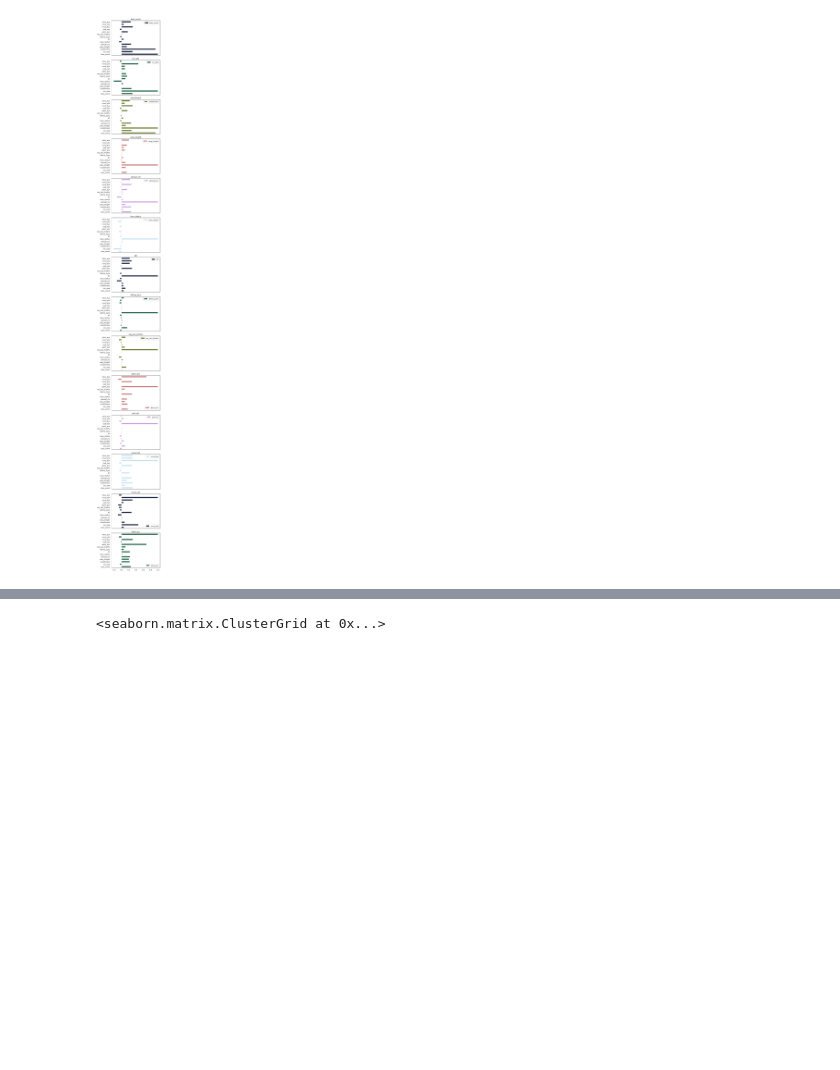
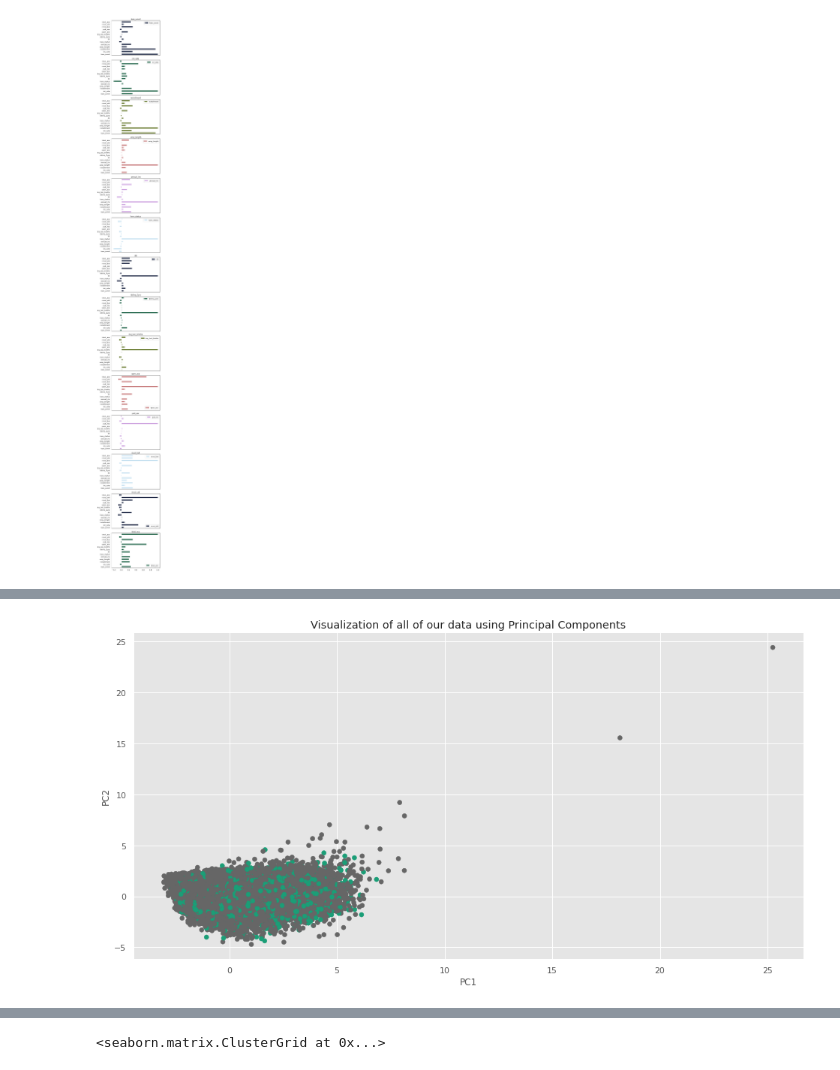
Before and after one commit to kriti-sidram/Credit-Modelling-Using-ML, a Jupyter notebook: Credit_Modelingv2.ipynb, the cells around one changed output, grey strips where cells are left out. Cells and saved outputs as stored; diff of their text form; code cells hidden in the pictures; blank space fills up the shorter version.

```diff
--- a/Credit_Modelingv2.ipynb
+++ b/Credit_Modelingv2.ipynb
@@ -915,3 +911,8 @@ dfplt.corr().plot(kind= 'barh', subplots = True)
 plt.tight_layout()
 # %% [output]
 [figure]
+# %%
+# PCA for Visualization
+plot_features = plot_num.drop(columns='loan_status')
+le = LabelEncoder()
+plot_target = le.fit_transform(plot_num['loan_status'])
@@ -917,0 +934,16 @@ plt.tight_layout()
+# %%
+scaler = StandardScaler()
+scaled_p_features = scaler.fit_transform(plot_features)
+# %%
+pca_plot = PCA(n_components = 2 )
+pcs = pca.fit_transform(scaled_p_features)
+# %%
+# Visualize the first 2 PCs
+plt.figure(figsize = (16, 8))
+
+plt.scatter(pcs[:,0], pcs[:,1], c = plot_target,cmap = 'Dark2')
+plt.title('Visualization of all of our data using Principal Components')
+plt.xlabel('PC1')
+plt.ylabel('PC2');
+# %% [output]
+[figure, added]
```
Also changed, not shown: parts of 7 cells of this notebook.
